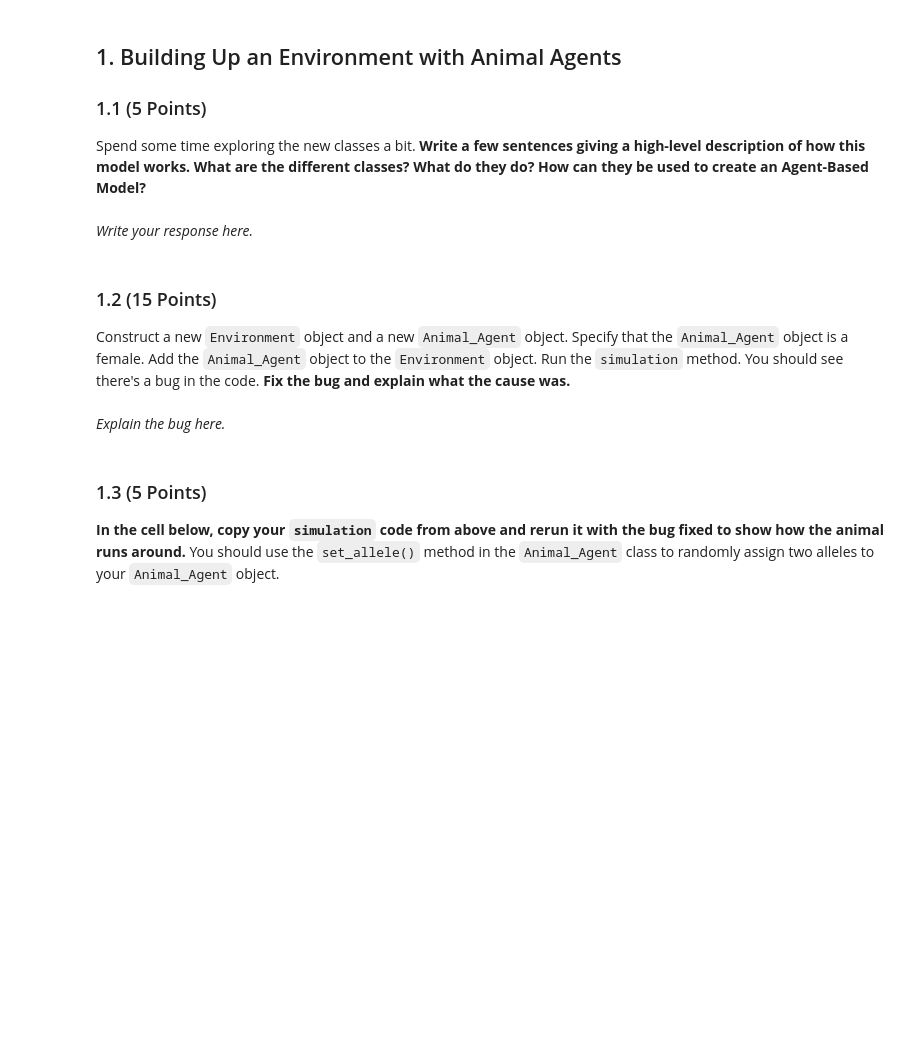
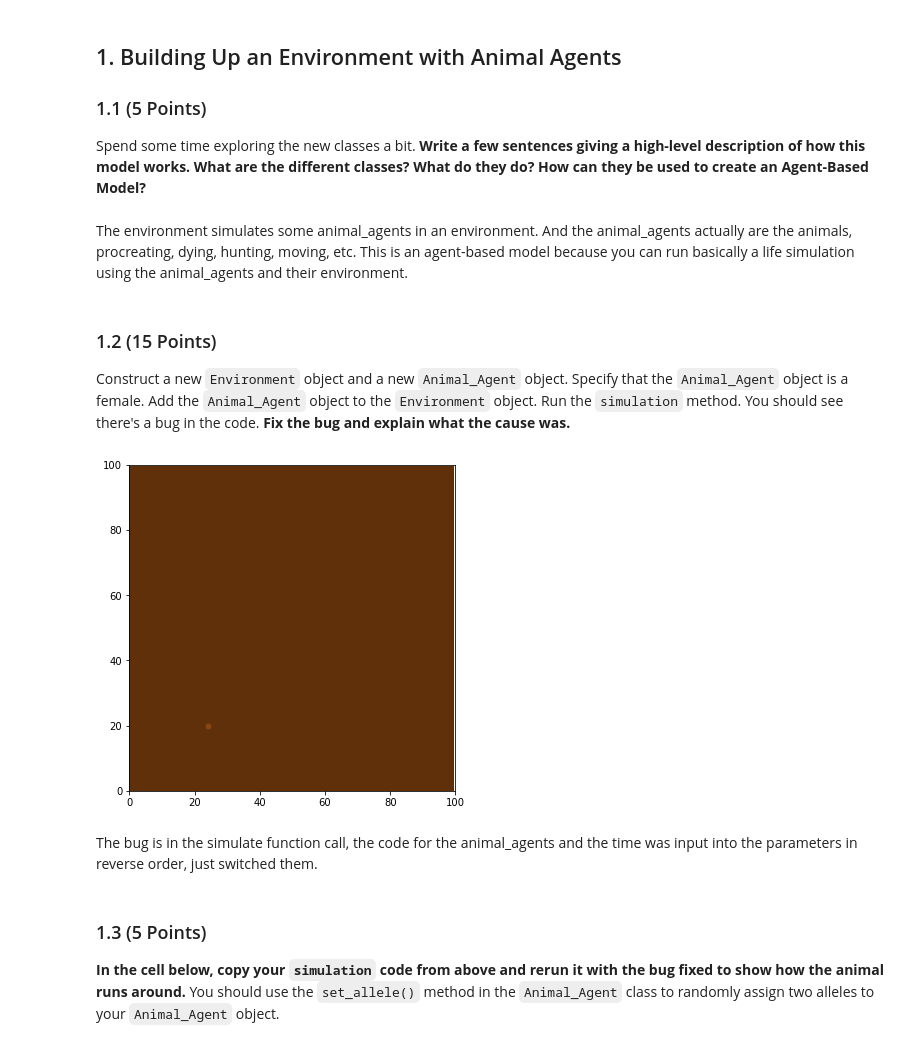
Before and after one commit to KollinBartz/CMSE202-s23-turnin, a Jupyter notebook: hw-03/HW3_ABMs_Bartz.ipynb, the cells around one changed output. Saved outputs shown, nothing was run; the diff lists cells and outputs as text; code cells hidden in the pictures; blank space fills up the shorter version.

```diff
--- a/hw-03/HW3_ABMs_Bartz.ipynb
+++ b/hw-03/HW3_ABMs_Bartz.ipynb
@@ -62,8 +74,8 @@ For this assignment, you will be working with an environment class, which will a
 ### 1.1 (5 Points)
 
 Spend some time exploring the new classes a bit. **Write a few sentences giving a high-level description of how this model works. What are the different classes? What do they do? How can they be used to create an Agent-Based Model?**
-# %% [markdown]
-*Write your response here.*
+# %% [markdown]
+The environment simulates some animal_agents in an environment. And the animal_agents actually are the animals, procreating, dying, hunting, moving, etc. This is an agent-based model because you can run basically a life simulation using the animal_agents and their environment.
 # %% [markdown]
 ### 1.2 (15 Points)
 
@@ -73,5 +83,15 @@ Construct a new `Environment` object and a new `Animal_Agent` object. Specify th
-# %% [markdown]
-*Explain the bug here.*
+# %%
+import Environment as ev
+import Animal_Agent_Class as aac
+import numpy as np
+env = ev.Environment()
+agent = aac.Animal_Agent(sex = 'F')
+env.add_agent(agent)
+env.simulate(10)
+# %% [output]
+[figure, added]
+# %% [markdown]
+The bug is in the simulate function call, the code for the animal_agents and the time was input into the parameters in reverse order, just switched them.
 # %% [markdown]
 ### 1.3 (5 Points)
 
```
Also changed, not shown: parts of 19 cells of this notebook, 2 other files.
